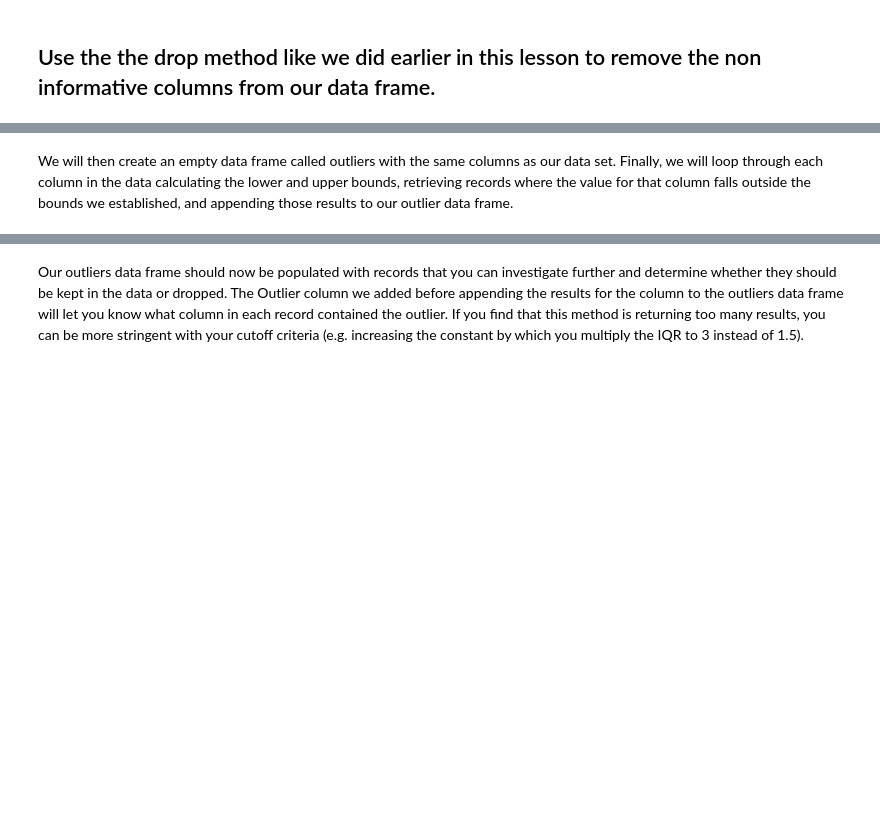
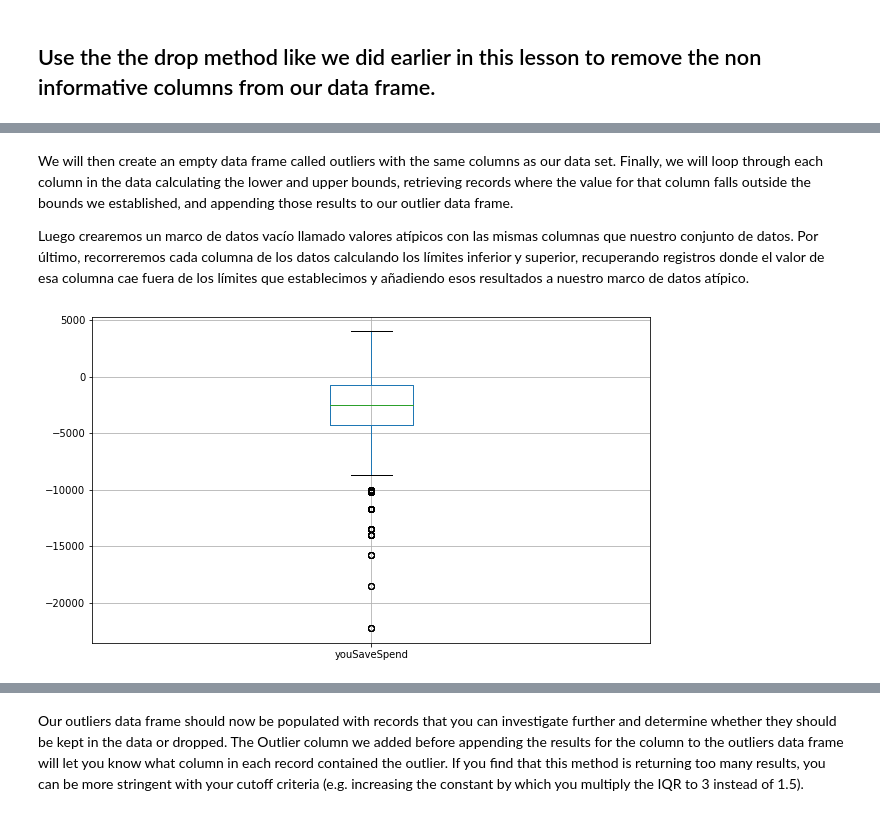
Before and after one commit to Ironhack-Data-Madrid-Agosto-2022/2.4-lab-data-cleaning, a Jupyter notebook: your-code/2.4-lab-data-cleaning [Pablo Gordo].ipynb, the cells around one changed output, grey strips where cells are left out. Saved outputs shown, nothing was run; the diff lists cells and outputs as text; code cells hidden in the pictures; blank space fills up the shorter version.

```diff
--- a/your-code/2.4-lab-data-cleaning [Pablo Gordo].ipynb
+++ b/your-code/2.4-lab-data-cleaning [Pablo Gordo].ipynb
@@ -269,0 +311,8 @@ low_variance = []
+# %%
+#your code
+low_variance = []
+
+for c in data.select_dtypes(include=np.number):
+    if data[c].std()== 0:
+        low_variance.append(c)
+low_variance
@@ -273,3 +324,4 @@ This returned 34 columns that we could potentially eliminate due to not having h
 ## Use the the drop method like we did earlier in this lesson to remove the non informative columns from our data frame.
 # %%
 #your code
+data.drop(low_variance, axis=1, inplace=True)
@@ -294,4 +373,10 @@ stats
 # %% [markdown]
 We will then create an empty data frame called outliers with the same columns as our data set. Finally, we will loop through each column in the data calculating the lower and upper bounds, retrieving records where the value for that column falls outside the bounds we established, and appending those results to our outlier data frame.
+
+Luego crearemos un marco de datos vacío llamado valores atípicos con las mismas columnas que nuestro conjunto de datos. Por último, recorreremos cada columna de los datos calculando los límites inferior y superior, recuperando registros donde el valor de esa columna cae fuera de los límites que establecimos y añadiendo esos resultados a nuestro marco de datos atípico.
+# %%
+data[['youSaveSpend']].boxplot(figsize=(10,6));
+# %% [output]
+[figure, added]
 # %%
 #Run this code
```
Also changed, not shown: parts of 33 cells of this notebook.
